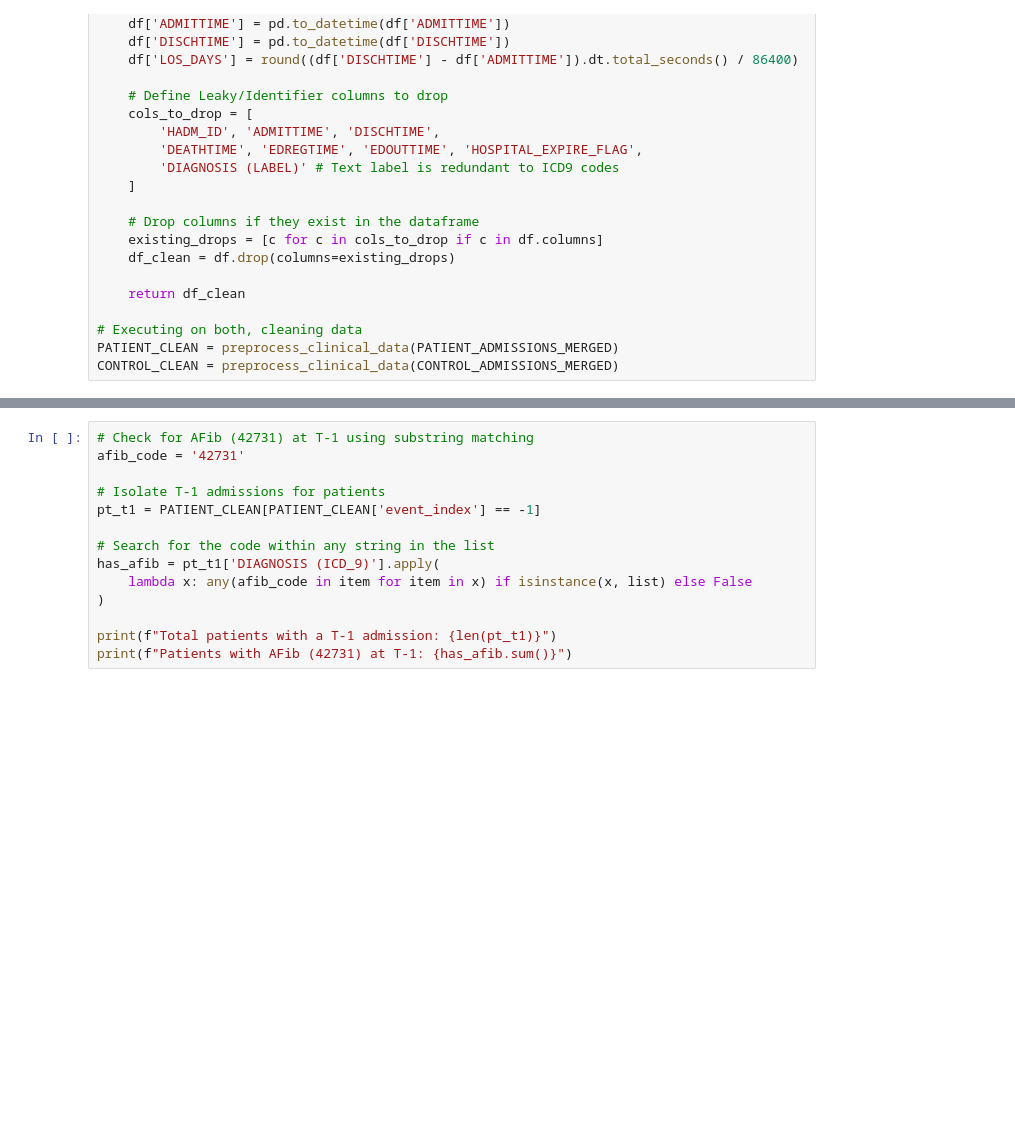
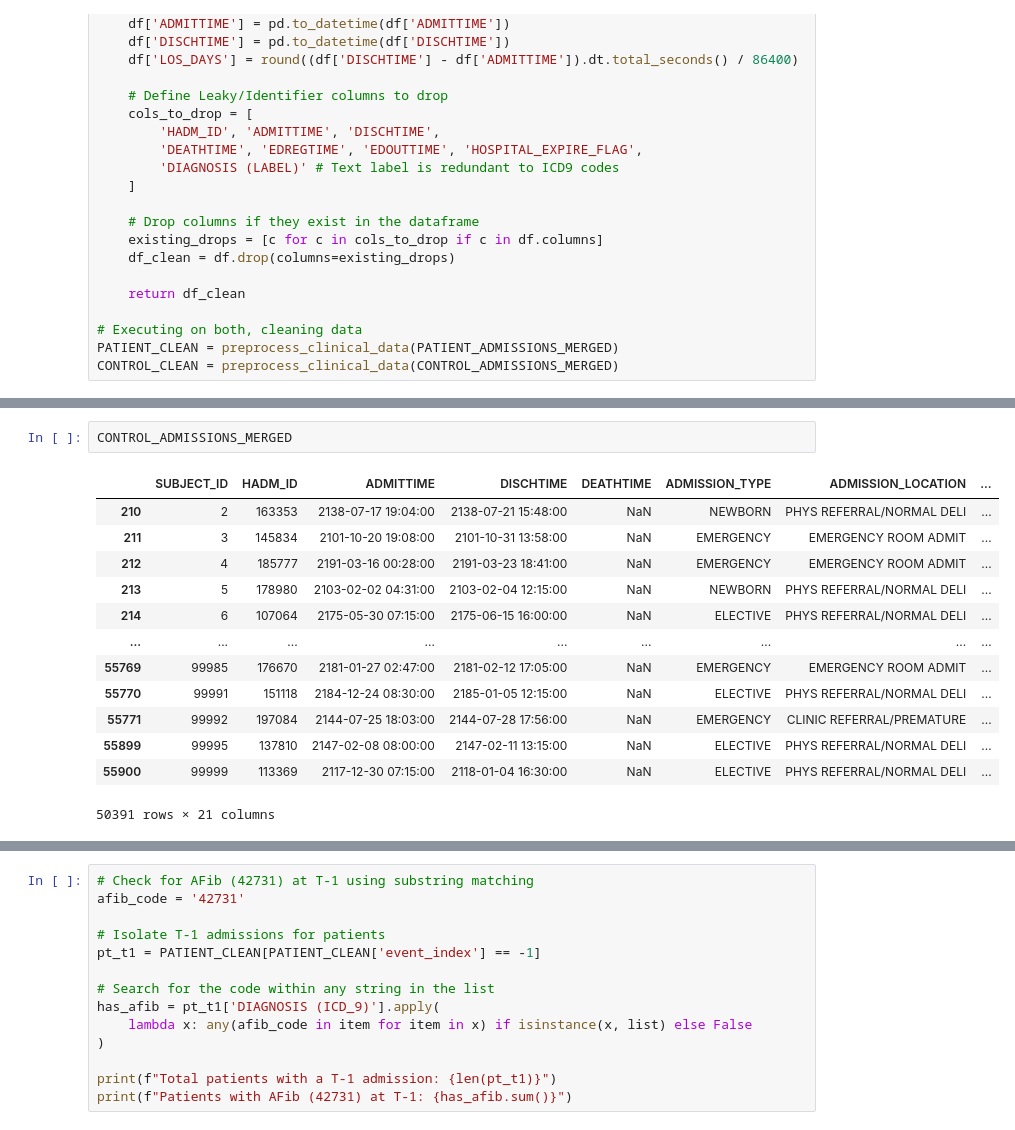
Before and after one commit to SoppingBook/Precision-Medicine-BIOE5860, a Jupyter notebook: Model_Build_Daniel.ipynb, the cells around one changed output, grey strips where cells are left out. Drawn from its saved outputs; the diff is of its cells as text; blank space fills up the shorter version.

```diff
--- a/Model_Build_Daniel.ipynb
+++ b/Model_Build_Daniel.ipynb
@@ -486,0 +531,16 @@ dtype: float64
+# %%
+CONTROL_ADMISSIONS_MERGED
+# %% [output]
+|  | SUBJECT_ID | HADM_ID | ADMITTIME | DISCHTIME | DEATHTIME | ADMISSION_TYPE | ADMISSION_LOCATION | ... |
+| 210 | 2 | 163353 | 2138-07-17 19:04:00 | 2138-07-21 15:48:00 | NaN | NEWBORN | PHYS REFERRAL/NORMAL DELI | ... |
+| 211 | 3 | 145834 | 2101-10-20 19:08:00 | 2101-10-31 13:58:00 | NaN | EMERGENCY | EMERGENCY ROOM ADMIT | ... |
+| 212 | 4 | 185777 | 2191-03-16 00:28:00 | 2191-03-23 18:41:00 | NaN | EMERGENCY | EMERGENCY ROOM ADMIT | ... |
+| 213 | 5 | 178980 | 2103-02-02 04:31:00 | 2103-02-04 12:15:00 | NaN | NEWBORN | PHYS REFERRAL/NORMAL DELI | ... |
+| 214 | 6 | 107064 | 2175-05-30 07:15:00 | 2175-06-15 16:00:00 | NaN | ELECTIVE | PHYS REFERRAL/NORMAL DELI | ... |
+| ... | ... | ... | ... | ... | ... | ... | ... | ... |
+| 55769 | 99985 | 176670 | 2181-01-27 02:47:00 | 2181-02-12 17:05:00 | NaN | EMERGENCY | EMERGENCY ROOM ADMIT | ... |
+| 55770 | 99991 | 151118 | 2184-12-24 08:30:00 | 2185-01-05 12:15:00 | NaN | ELECTIVE | PHYS REFERRAL/NORMAL DELI | ... |
+| 55771 | 99992 | 197084 | 2144-07-25 18:03:00 | 2144-07-28 17:56:00 | NaN | EMERGENCY | CLINIC REFERRAL/PREMATURE | ... |
+| 55899 | 99995 | 137810 | 2147-02-08 08:00:00 | 2147-02-11 13:15:00 | NaN | ELECTIVE | PHYS REFERRAL/NORMAL DELI | ... |
+| 55900 | 99999 | 113369 | 2117-12-30 07:15:00 | 2118-01-04 16:30:00 | NaN | ELECTIVE | PHYS REFERRAL/NORMAL DELI | ... |
+50391 rows × 21 columns
```
Also changed, not shown: parts of 10 cells of this notebook.
